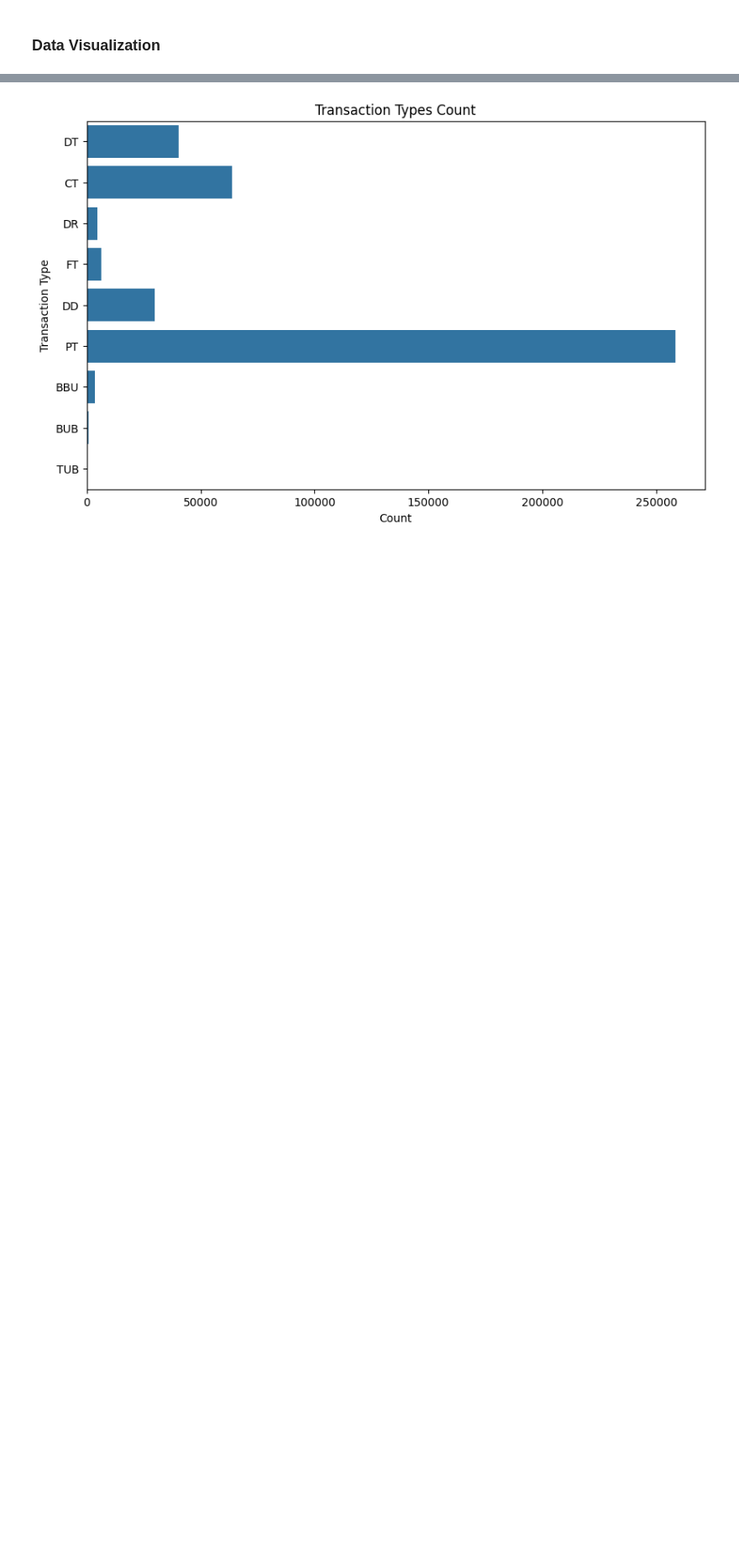
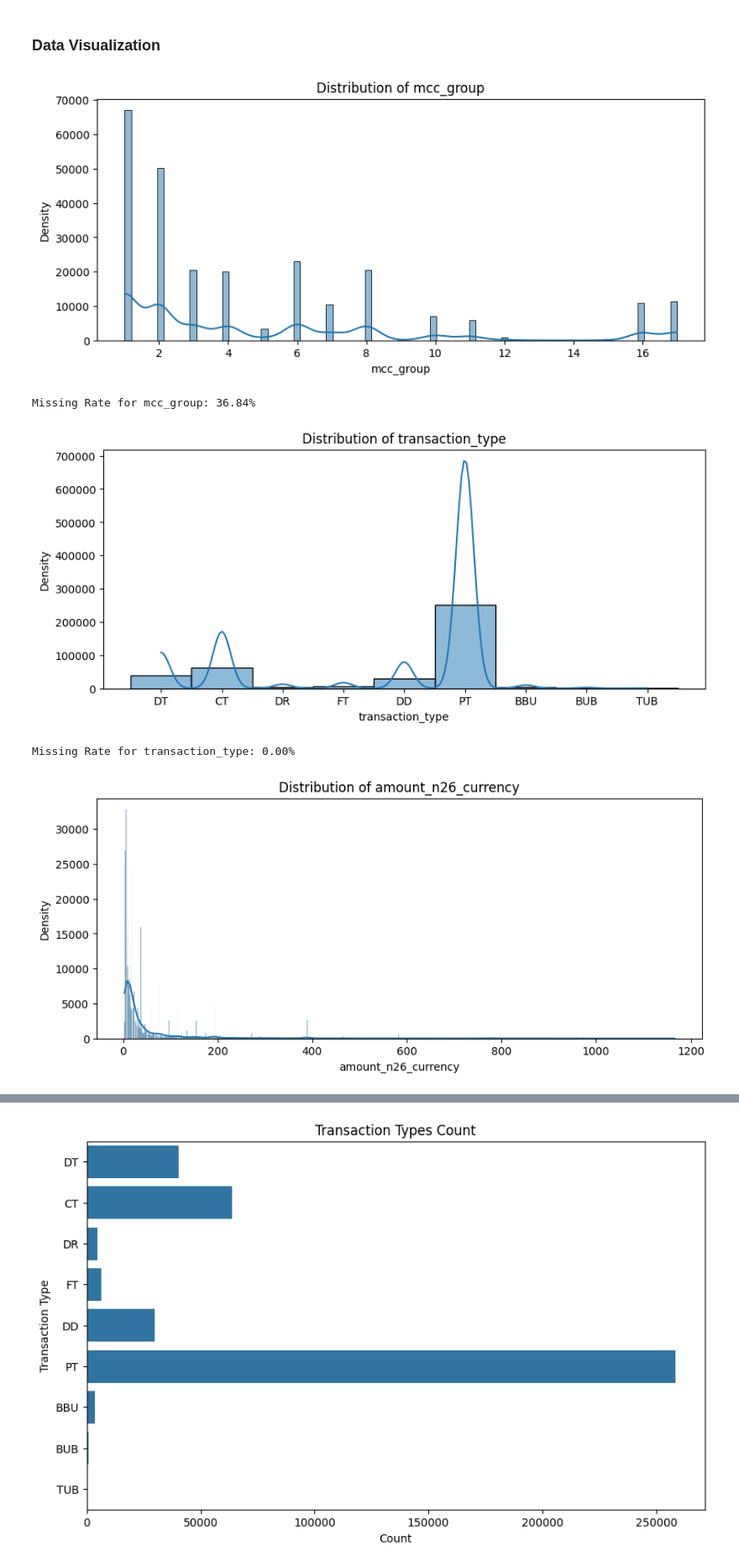
Before and after one commit to adrianacupp/Financial-Behavior-Prediction, a Jupyter notebook: fbp_cuppuleri.ipynb, the cells around one changed output, grey strips where cells are left out. Shown at 84% size. Cells and saved outputs as stored; diff of their text form; code cells hidden in the pictures; blank space fills up the shorter version.

```diff
--- a/fbp_cuppuleri.ipynb
+++ b/fbp_cuppuleri.ipynb
@@ -153,3 +156,32 @@ NaN        NaN                           150222
 Name: count, dtype: int64
 # %% [markdown]
 ### Data Visualization
+# %%
+def check_distribution_and_missingness(data, columns):
+    """
+    Plots the distribution and displays missingness information for specified columns in the DataFrame.
+
+    Parameters:
+    - data (DataFrame): The DataFrame containing the data.
+    - columns (list): List of column names to check distribution and missingness.
+    """
+    for column in columns:
+        plt.figure(figsize=(10, 4))
+        sns.histplot(data[column].dropna(), kde=True)
+        plt.title(f"Distribution of {column}")
+        plt.xlabel(column)
+        plt.ylabel("Density")
+        plt.show()
+
+        # Calculate and print the missing rate
+        missing_rate = data[column].isna().mean()
+        print(f"Missing Rate for {column}: {missing_rate:.2%}")
+
+# Check distribution and missingness for specific columns
+check_distribution_and_missingness(df, ['mcc_group', 'transaction_type', 'amount_n26_currency'])
+# %% [output]
+[figure, added]
+Missing Rate for mcc_group: 36.84%
+[figure, added]
+Missing Rate for transaction_type: 0.00%
+[figure, added]
```
Also changed, not shown: parts of 25 cells of this notebook.
